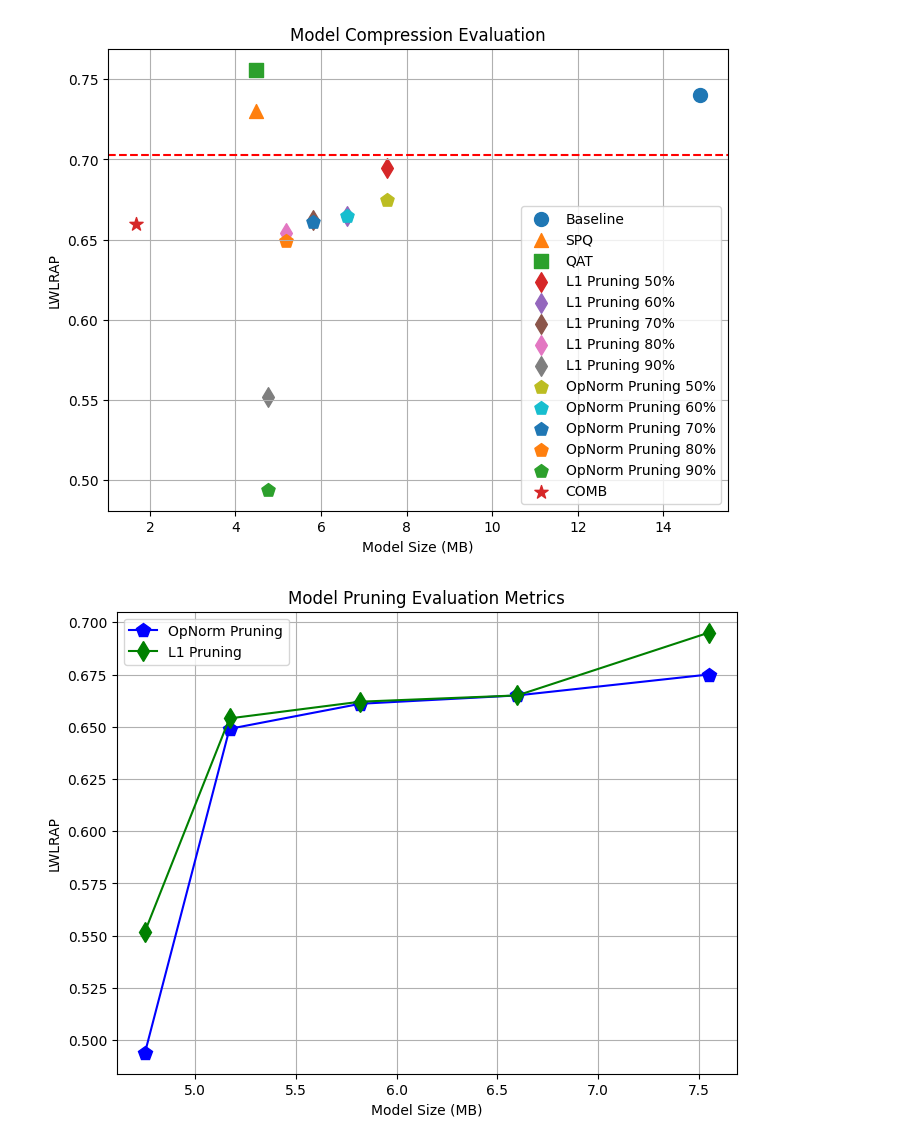
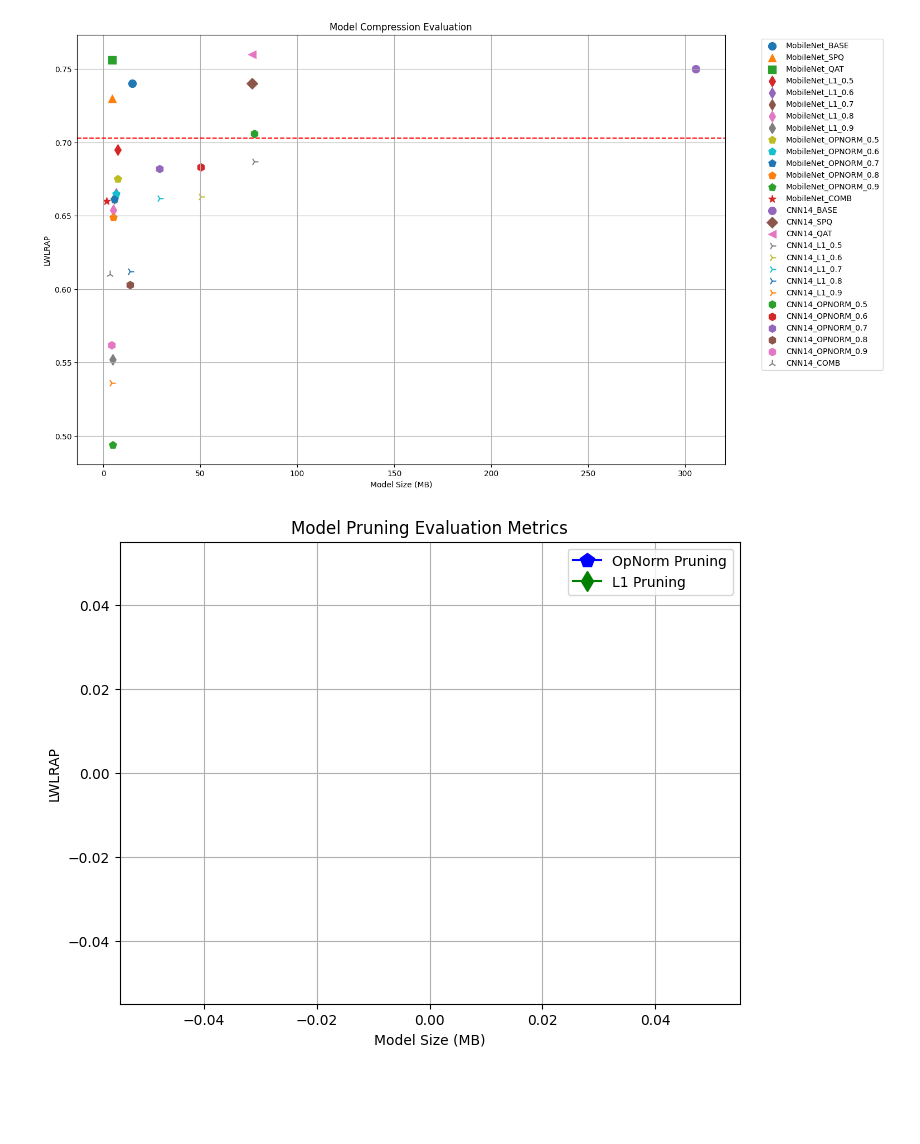
Before and after one commit to cyrielladriere/audio-environmental-monitoring, a Jupyter notebook: scripts/results.ipynb, the cells around one changed output. Drawn from its saved outputs; the diff is of its cells as text; code cells hidden in the pictures; blank space fills up the shorter version.

```diff
--- a/scripts/results.ipynb
+++ b/scripts/results.ipynb
@@ -3,27 +4,37 @@ import matplotlib.pyplot as plt
 # %%
-names = ["Baseline", "SPQ", "QAT", "L1 Pruning 50%", "L1 Pruning 60%", "L1 Pruning 70%", "L1 Pruning 80%", "L1 Pruning 90%", "OpNorm Pruning 50%", "OpNorm Pruning 60%", "OpNorm Pruning 70%", "OpNorm Pruning 80%", "OpNorm Pruning 90%", "COMB"]
-model_sizes = [14.85, 4.48, 4.48, 7.55, 6.60, 5.82, 5.17, 4.75, 7.55,6.60, 5.82, 5.17, 4.75, 1.68]  # Example model sizes
-lwlrap_values = [0.74, 0.73, 0.756, 0.695, 0.665, 0.662, 0.654, 0.552, 0.675, 0.665, 0.661, 0.649, 0.494, 0.66]  # Example LWLRAP values
-symbols = ['o', '^', 's', 'd', 'd', 'd', 'd', 'd', 'p', 'p', 'p', 'p', 'p', "*"]  # Symbols for each model
+names_mb = ["MobileNet_BASE", "MobileNet_SPQ", "MobileNet_QAT", "MobileNet_L1_0.5", "MobileNet_L1_0.6", "MobileNet_L1_0.7", "MobileNet_L1_0.8", "MobileNet_L1_0.9", "MobileNet_OPNORM_0.5", "MobileNet_OPNORM_0.6", "MobileNet_OPNORM_0.7", "MobileNet_OPNORM_0.8", "MobileNet_OPNORM_0.9", "MobileNet_COMB"]
+model_sizes_mb = [14.85, 4.48, 4.48, 7.55, 6.60, 5.82, 5.17, 4.75, 7.55,6.60, 5.82, 5.17, 4.75, 1.68]  # Example model sizes
+lwlrap_values_mb = [0.74, 0.73, 0.756, 0.695, 0.665, 0.662, 0.654, 0.552, 0.675, 0.665, 0.661, 0.649, 0.494, 0.66]  # Example LWLRAP values
+symbols_mb = ['o', '^', 's', 'd', 'd', 'd', 'd', 'd', 'p', 'p', 'p', 'p', 'p', "*"]  # Symbols for each model
+
+names_cnn = ["CNN14_BASE", "CNN14_SPQ", "CNN14_QAT", "CNN14_L1_0.5", "CNN14_L1_0.6", "CNN14_L1_0.7", "CNN14_L1_0.8", "CNN14_L1_0.9", "CNN14_OPNORM_0.5", "CNN14_OPNORM_0.6", "CNN14_OPNORM_0.7", "CNN14_OPNORM_0.8", "CNN14_OPNORM_0.9", "CNN14_COMB"]
+model_sizes_cnn = [305.30, 76.66, 76.66, 77.80,50.32, 29, 13.69, 4.44, 77.80,50.32, 29, 13.69, 4.44, 3.58]  # Example model sizes
+lwlrap_values_cnn = [0.75, 0.74, 0.76, 0.687, 0.663, 0.662, 0.612, 0.536, 0.706, 0.683, 0.682, 0.603, 0.562, 0.61]  # Example LWLRAP values
+symbols_cnn = ['o', 'D', '<', '4', '4', '4', '4', '4', 'h', 'h', 'h', 'h', 'h', "2"]  # Symbols for each model
+# %%
+names = names_mb + names_cnn
+model_sizes = model_sizes_mb + model_sizes_cnn
+lwlrap_values = lwlrap_values_mb + lwlrap_values_cnn
+symbols = symbols_mb + symbols_cnn
 # %%
-plt.figure(figsize=(8, 6))  # Set the figure size
+plt.figure(figsize=(15, 10))  # Set the figure size
 
 # Plot each model's data point with a different symbol
 for i, (name, size, lwlrap, symbol) in enumerate(zip(names, model_sizes, lwlrap_values, symbols)):
     plt.scatter(size, lwlrap, marker=symbol, label=name, s=100)
 
 # Add a red dotted line indicating a 5% performance drop from baseline
 plt.axhline(y=0.703, color='red', linestyle='--')
 
 plt.xlabel('Model Size (MB)')  # Label for x-axis
 plt.ylabel('LWLRAP')  # Label for y-axis
 plt.title('Model Compression Evaluation')  # Title for the plot
-plt.legend()  # Show legend
+plt.legend(bbox_to_anchor=(1.05, 1.0), loc='upper left')  # Show legend
 
 plt.grid(True)  # Show grid
 plt.show()  # Show the plot
 # %% [output]
-[figure, old version]
+[figure, new version]
 # %%
 # Filter L1 pruning and OpNorm pruning
 l1_pruning_sizes = [size for size, name in zip(model_sizes, names) if "L1 Pruning" in name]
@@ -48,7 +59,7 @@ plt.legend()  # Show legend
 plt.grid(True)  # Show grid
 plt.show()  # Show the plot
 # %% [output]
-[figure, old version]
+[figure, new version]
 # %%
 # Filter baseline, QAT, and SPQ
 baseline_sizes = [size for size, name in zip(model_sizes, names) if name == "Baseline"]
```
Also changed, not shown: parts of 2 cells of this notebook, 4 other files.
